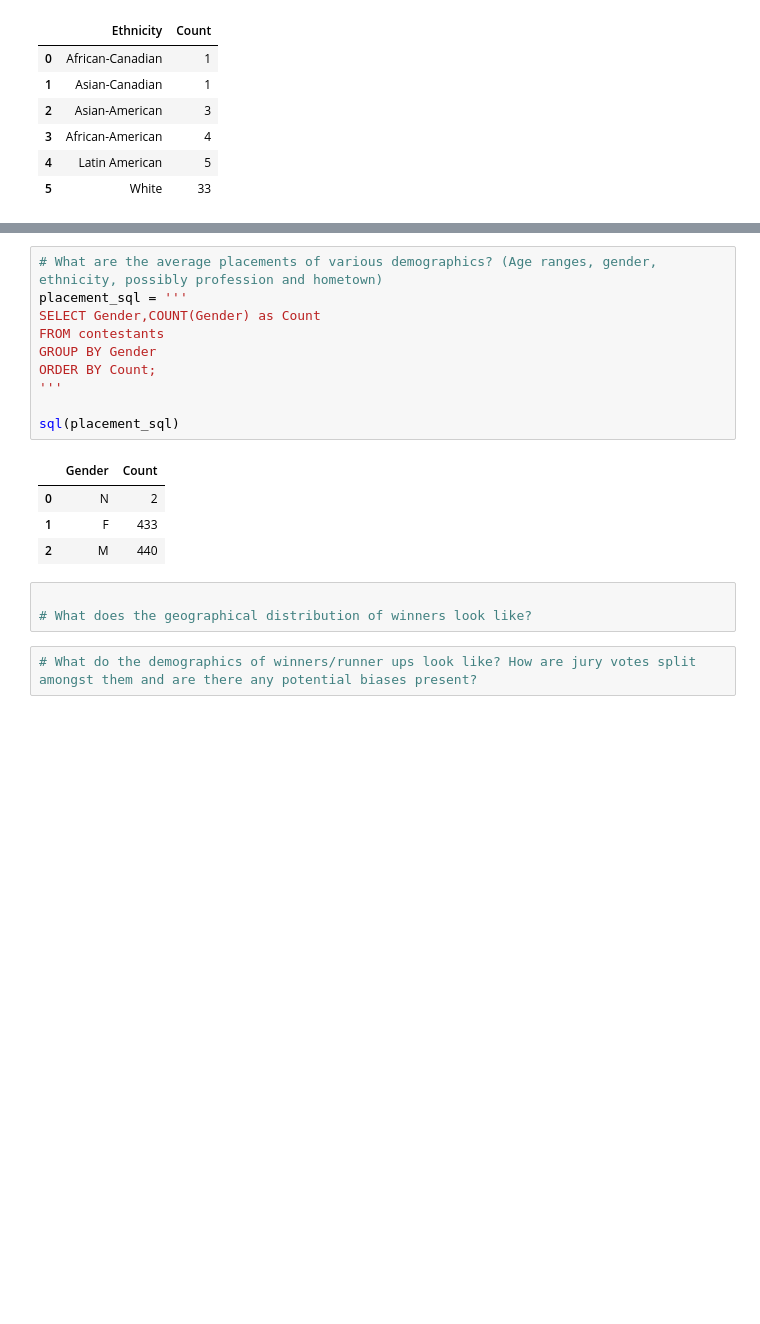
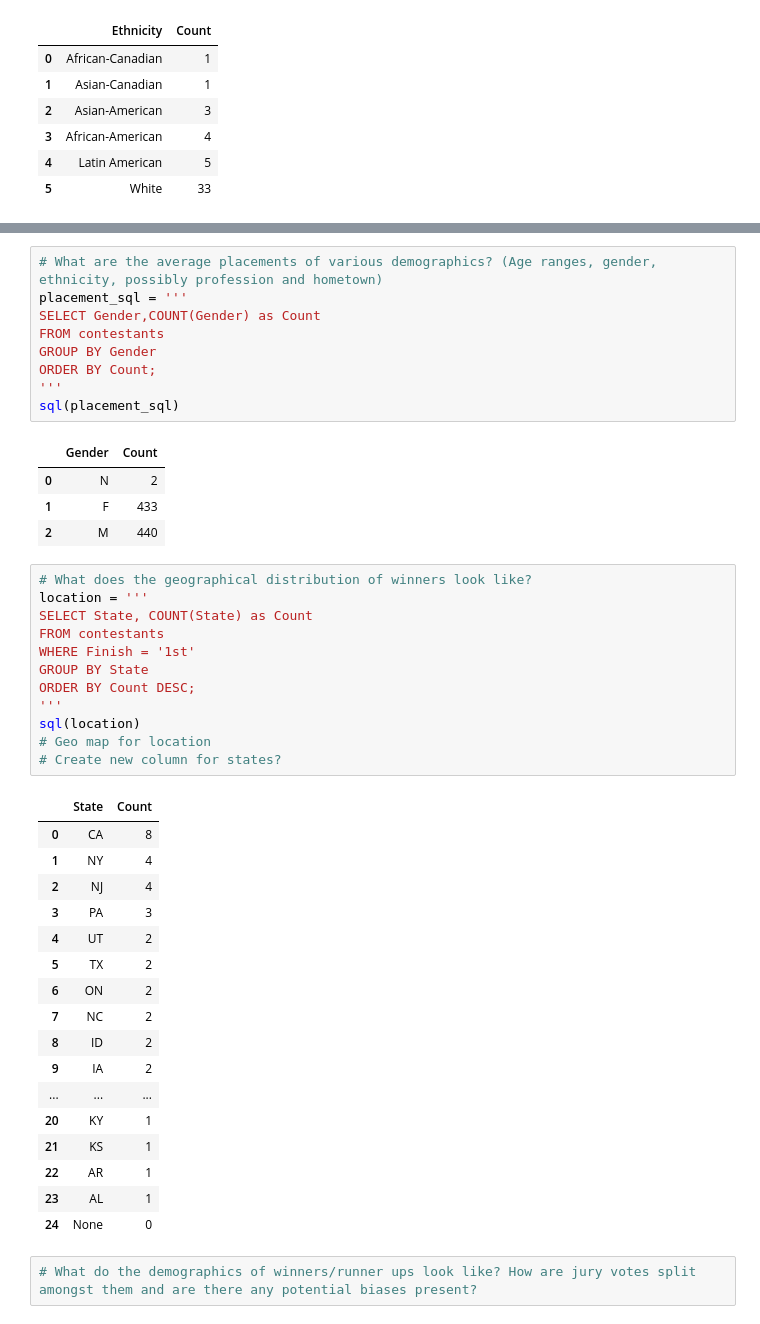
Before and after one commit to jubilbee/Survivor_EDA, a Jupyter notebook: Survivor_EDA.ipynb, the cells around one changed output, grey strips where cells are left out. Cells and saved outputs as stored; diff of their text form; blank space fills up the shorter version.

```diff
--- a/Survivor_EDA.ipynb
+++ b/Survivor_EDA.ipynb
@@ -259,15 +316,41 @@ FROM contestants
 GROUP BY Gender
 ORDER BY Count;
 '''
-
 sql(placement_sql)
 # %% [output]
 |  | Gender | Count |
 | 0 | N | 2 |
 | 1 | F | 433 |
 | 2 | M | 440 |
-# %%
-
-# What does the geographical distribution of winners look like?
+# %%
+# What does the geographical distribution of winners look like?
+location = '''
+SELECT State, COUNT(State) as Count
+FROM contestants
+WHERE Finish = '1st'
+GROUP BY State
+ORDER BY Count DESC;
+'''
+sql(location)
+# Geo map for location
+# Create new column for states?
+# %% [output]
+|  | State | Count |
+| 0 | CA | 8 |
+| 1 | NY | 4 |
+| 2 | NJ | 4 |
+| 3 | PA | 3 |
+| 4 | UT | 2 |
+| 5 | TX | 2 |
+| 6 | ON | 2 |
+| 7 | NC | 2 |
+| 8 | ID | 2 |
+| 9 | IA | 2 |
+| ... | ... | ... |
+| 20 | KY | 1 |
+| 21 | KS | 1 |
+| 22 | AR | 1 |
+| 23 | AL | 1 |
+| 24 | None | 0 |
 # %%
 # What do the demographics of winners/runner ups look like? How are jury votes split amongst them and are there any potential biases present?
```
Also changed, not shown: parts of 6 cells of this notebook, 5 other files.
